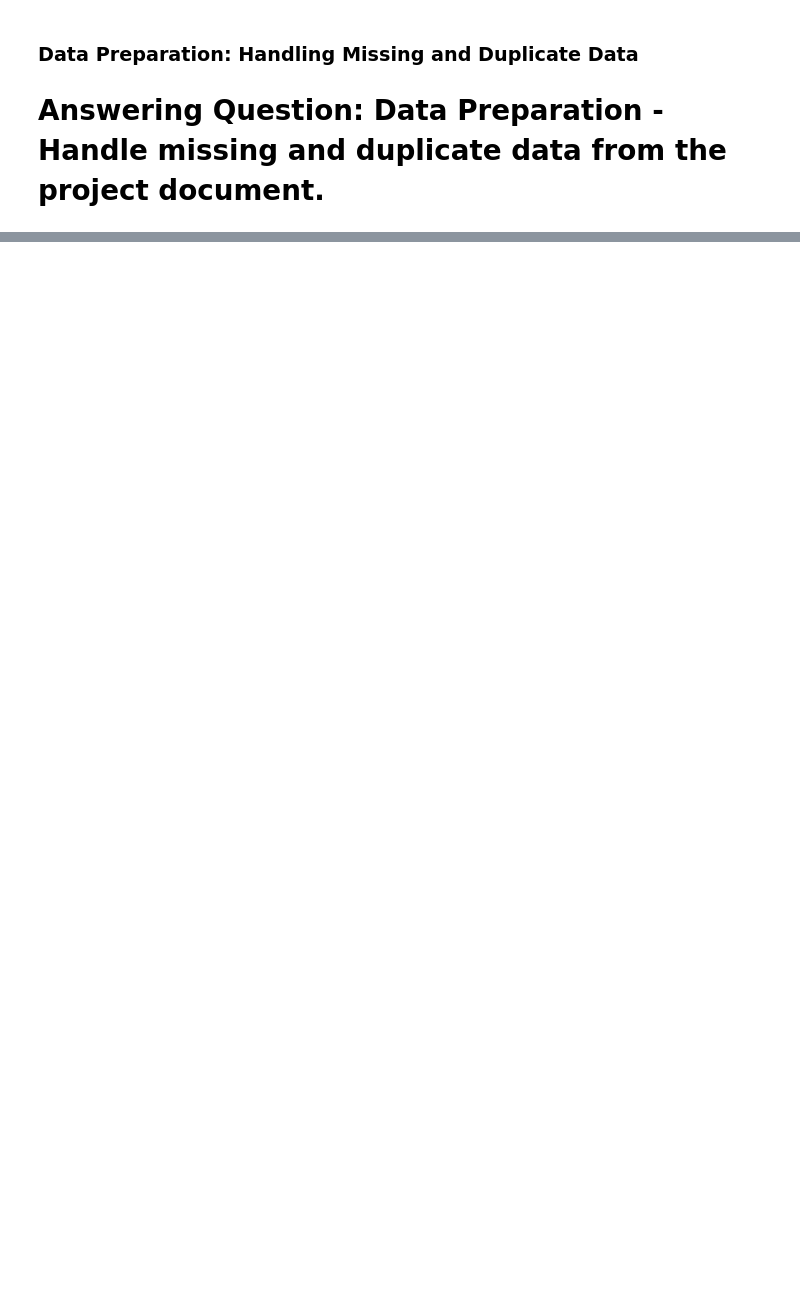
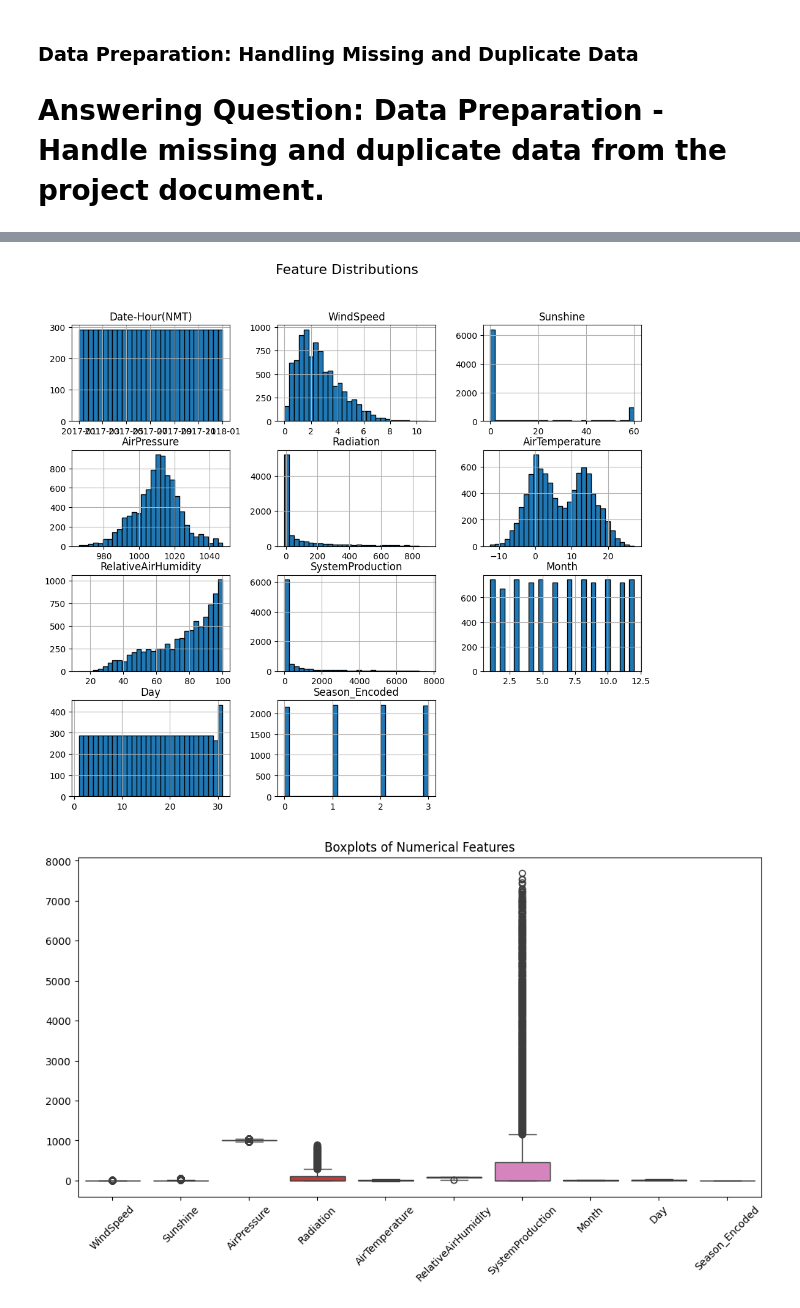
Before and after one commit to laythayache/ML-walkthrough, a Jupyter notebook: Ml_tutorial.ipynb, the cells around one changed output, grey strips where cells are left out. Saved outputs shown, nothing was run; the diff lists cells and outputs as text; code cells hidden in the pictures; blank space fills up the shorter version.

```diff
--- a/Ml_tutorial.ipynb
+++ b/Ml_tutorial.ipynb
@@ -84,0 +49,72 @@ Seasonal features saved as seasonal_features_solar_pv_data.csv
+# %%
+import pandas as pd
+import matplotlib.pyplot as plt
+import seaborn as sns
+
+# Load the dataset
+csv_file_path = "data\Solar.csv"  # Updated file path
+df = pd.read_csv(csv_file_path, delimiter=",")
+
+# Convert Date-Hour column to datetime format
+df['Date-Hour(NMT)'] = pd.to_datetime(df['Date-Hour(NMT)'], format="%d.%m.%Y-%H:%M")
+
+# Extract seasonal information
+df['Month'] = df['Date-Hour(NMT)'].dt.month
+df['Day'] = df['Date-Hour(NMT)'].dt.day
+
+# Define seasons (Winter: 12,1,2 | Spring: 3,4,5 | Summer: 6,7,8 | Fall: 9,10,11)
+def get_season(month):
+    if month in [12, 1, 2]:
+        return "Winter"
+    elif month in [3, 4, 5]:
+        return "Spring"
+    elif month in [6, 7, 8]:
+        return "Summer"
+    else:
+        return "Fall"
+
+df['Season'] = df['Month'].apply(get_season)
+
+# Encode 'Season' using Ordinal Encoding
+season_mapping = {"Winter": 0, "Spring": 1, "Summer": 2, "Fall": 3}
+df['Season_Encoded'] = df['Season'].map(season_mapping)
+
+# Exploratory Data Analysis (EDA)
+# Histograms for numerical features
+df.hist(figsize=(12, 10), bins=30, edgecolor='black')
+plt.suptitle("Feature Distributions", fontsize=16)
+plt.show()
+
+# Boxplots to detect outliers
+plt.figure(figsize=(12, 6))
+sns.boxplot(data=df.drop(columns=['Date-Hour(NMT)', 'Season']))
+plt.xticks(rotation=45)
+plt.title("Boxplots of Numerical Features")
+plt.show()
+
+# Correlation matrix (including encoded Season and excluding non-numeric columns)
+plt.figure(figsize=(10, 6))
+numeric_df = df.select_dtypes(include=['float64', 'int64'])  # Select only numeric columns
+corr = numeric_df.corr()
+sns.heatmap(corr, annot=True, cmap="coolwarm", fmt=".2f", linewidths=0.5)
+plt.title("Correlation Matrix")
+plt.show()
+
+# Display first few rows with new columns
+print("\nUpdated DataFrame with Seasonal Information:")
+print(df.head())
+
+# Display basic dataset information
+print("Dataset Info:")
+df.info()
+
+# Check for missing values
+print("\nMissing Values:")
+print(df.isnull().sum())
+
+# Check for duplicate rows
+duplicate_count = df.duplicated().sum()
+print("\nNumber of Duplicate Rows:", duplicate_count)
+# %% [output]
+[figure, added]
+[figure, added]
```
Also changed, not shown: parts of 7 cells of this notebook, 1 other file.
